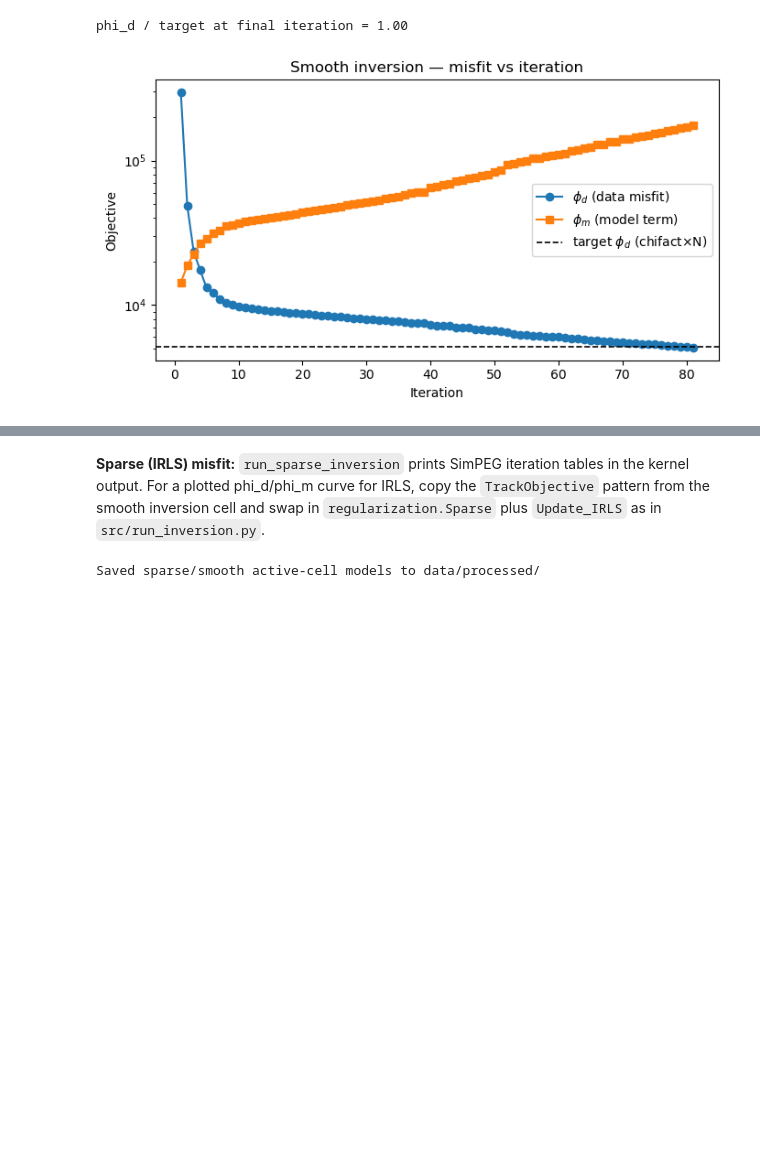
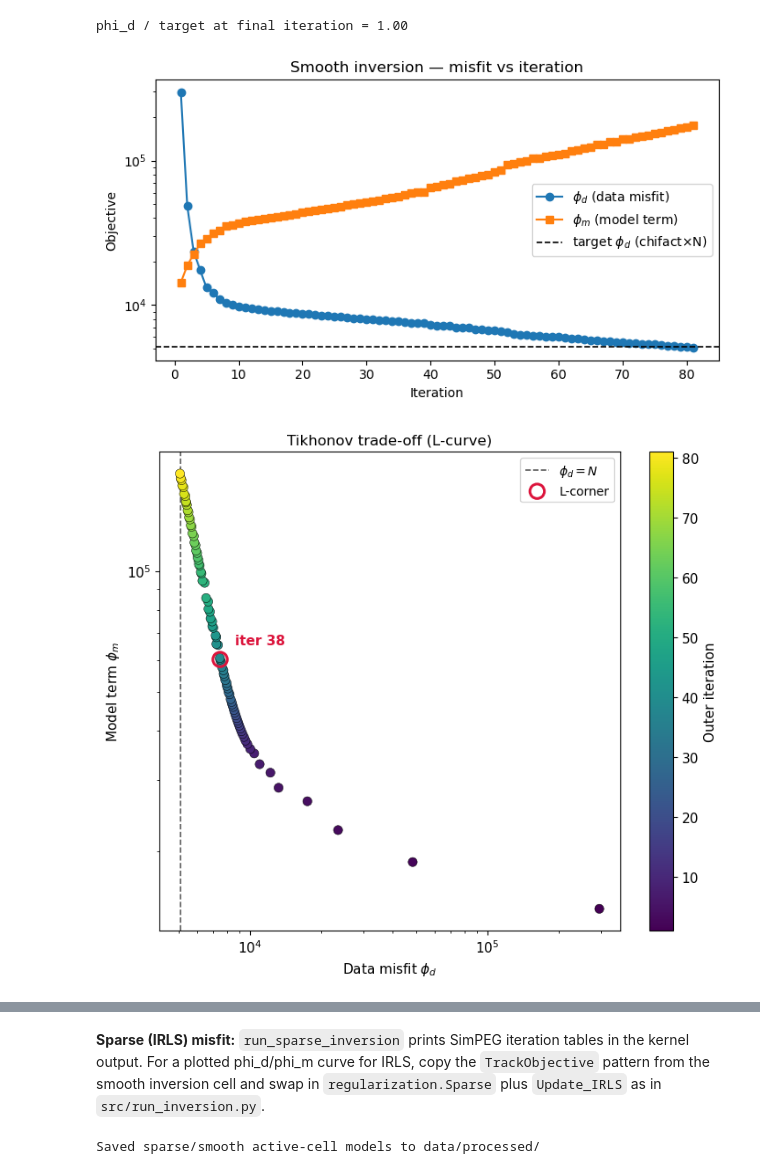
Before and after one commit to ShawnGabriel/Magnetic-Susceptibility-Inversion, a Jupyter notebook: notebooks/02_inversion.ipynb, the cells around one changed output, grey strips where cells are left out. Drawn from its saved outputs; the diff is of its cells as text; code cells hidden in the pictures; blank space fills up the shorter version.

Commit message:
Added L-tikhonov curve and 3 panel

```diff
--- a/notebooks/02_inversion.ipynb
+++ b/notebooks/02_inversion.ipynb
@@ -180,3 +170,75 @@ plt.show()
 # %% [output]
 phi_d / target at final iteration = 1.00
 [figure]
+# %%
+# Tikhonov L-curve: log-log scatter of phi_m (y) vs phi_d (x), one point per outer iteration
+plt.rcParams.update({"font.size": 11})
+
+phi_d_arr = np.asarray(phi_d, dtype=float)
+phi_m_arr = np.asarray(phi_m, dtype=float)
+N_data = float(dobs.size)
+iters = np.arange(1, len(phi_d_arr) + 1)
+
+fig, ax = plt.subplots(figsize=(7.5, 6.5))
+sc = ax.scatter(
+    phi_d_arr,
+    phi_m_arr,
+    c=iters,
+    cmap="viridis",
+    s=55,
+    edgecolors="k",
+    linewidths=0.35,
+    zorder=3,
+)
+cb = plt.colorbar(sc, ax=ax)
+cb.set_label("Outer iteration", fontsize=11)
+
+# Discrete curvature in log-log space (parametric in iteration index)
+lx = np.log10(np.clip(phi_d_arr, 1e-300, None))
+ly = np.log10(np.clip(phi_m_arr, 1e-300, None))
+t = np.arange(len(lx), dtype=float)
+dx = np.gradient(lx, t)
+dy = np.gradient(ly, t)
+ddx = np.gradient(dx, t)
+ddy = np.gradient(dy, t)
+num = np.abs(dx * ddy - dy * ddx)
+den = (dx**2 + dy**2) ** 1.5 + 1e-300
+kappa = num / den
+# Ignore endpoints (unstable gradients)
+if len(kappa) > 4:
+    kappa[0] = kappa[-1] = np.nan
+    idx_corner = int(np.nanargmax(kappa))
+else:
+    idx_corner = int(np.argmin(np.abs(phi_d_arr - N_data)))
+
+ax.axvline(N_data, color="0.35", linestyle="--", linewidth=1.2, zorder=1, label=r"$\phi_d = N$")
+ax.scatter(
+    phi_d_arr[idx_corner],
+    phi_m_arr[idx_corner],
+    s=140,
+    facecolors="none",
+    edgecolors="crimson",
+    linewidths=2.2,
+    zorder=5,
+    label="L-corner",
+)
+ax.annotate(
+    f"iter {idx_corner + 1}",
+    (phi_d_arr[idx_corner], phi_m_arr[idx_corner]),
+    xytext=(12, 12),
+    textcoords="offset points",
+    fontsize=11,
+    color="crimson",
+    fontweight="bold",
+)
+
+ax.set_xscale("log")
+ax.set_yscale("log")
+ax.set_xlabel(r"Data misfit $\phi_d$", fontsize=11)
+ax.set_ylabel(r"Model term $\phi_m$", fontsize=11)
+ax.set_title("Tikhonov trade-off (L-curve)", fontsize=12)
+ax.legend(loc="best", fontsize=10)
+plt.tight_layout()
+plt.show()
+# %% [output]
+[figure, added]
```
Also changed, not shown: parts of 5 cells of this notebook.
